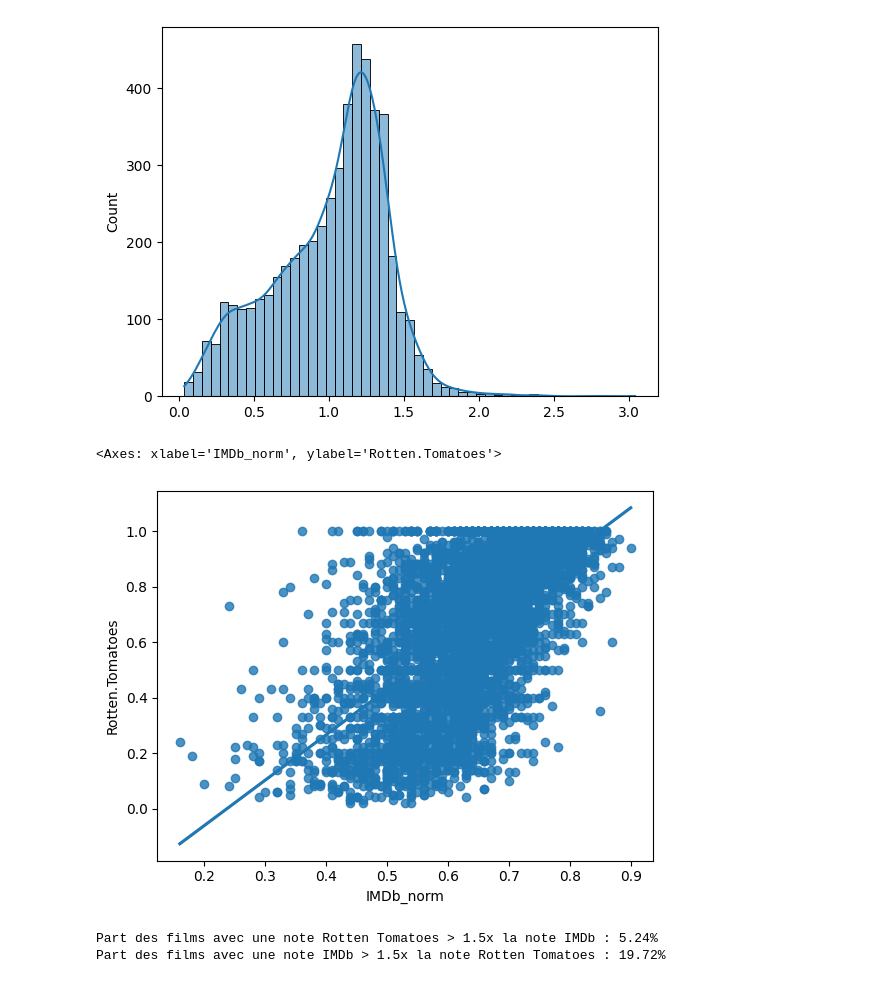
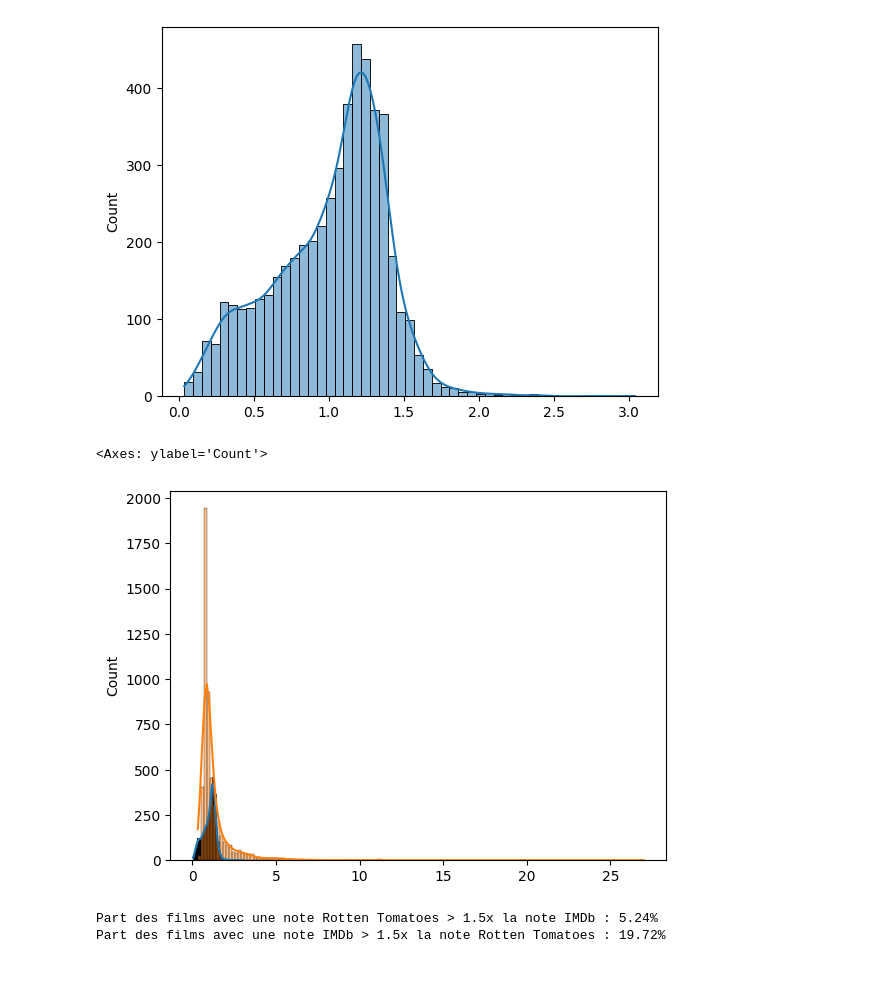
Before and after one commit to vorpax/data_science_HEC_M1, a Jupyter notebook: dm/dm1/dm_nb.ipynb, the cells around one changed output. Cells and saved outputs as stored; diff of their text form; code cells hidden in the pictures.

```diff
--- a/dm/dm1/dm_nb.ipynb
+++ b/dm/dm1/dm_nb.ipynb
@@ -111,10 +114,15 @@ sns.histplot(data=RatioComparison , kde=True) # type: ignore
 [figure]
 # %%
 RatioComparison.describe().round(2)
-sns.regplot(data=df_mov, x="IMDb_norm", y="Rotten.Tomatoes",ci=None)
+sns.histplot(data=RatioComparison, kde=True) #type: ignore
+sns.histplot(data=1/RatioComparison, kde=True) #type: ignore
+
+
+
+#sns.regplot(data=df_mov, x="IMDb_norm", y="Rotten.Tomatoes",ci=None)
 # %% [output]
-<Axes: xlabel='IMDb_norm', ylabel='Rotten.Tomatoes'>
+<Axes: ylabel='Count'>
-[figure, old version]
+[figure, new version]
 # %%
 # Calculate the total number of movies, excluding NaN values in the ratio
 total_movies = RatioComparison.count()
```
Also changed, not shown: parts of 2 cells of this notebook, 1 other file.
